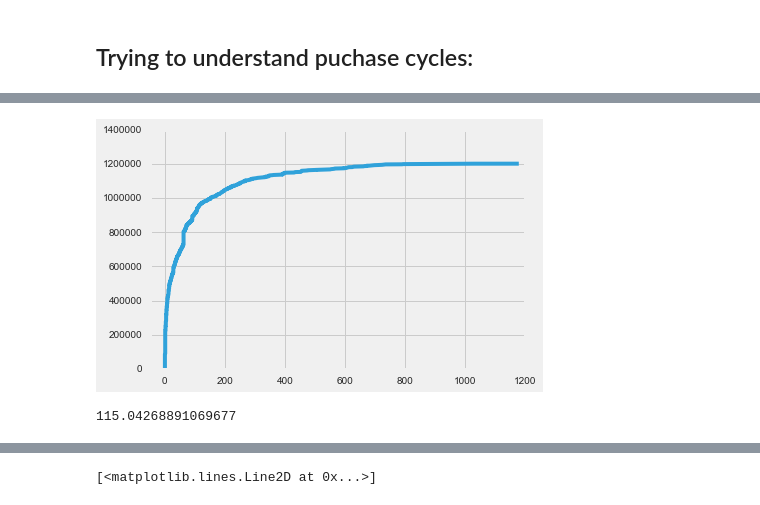
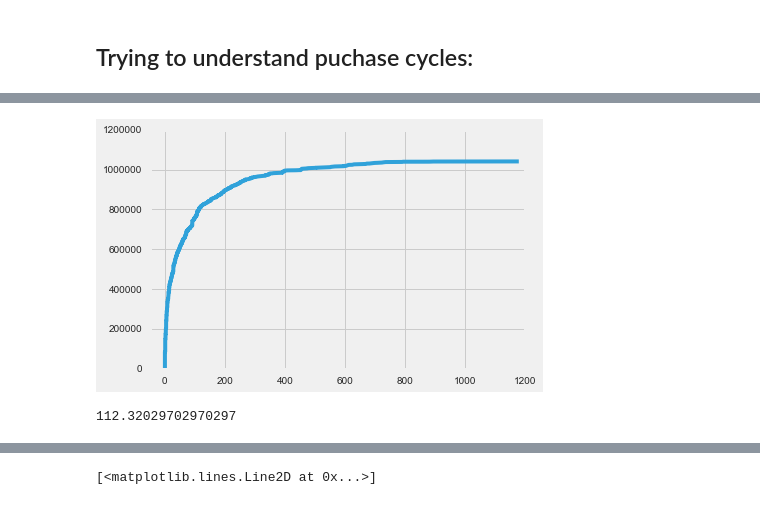
Before and after one commit to pauloarantes/art-project, a Jupyter notebook: clean_code_models.ipynb, the cells around one changed output, grey strips where cells are left out. Saved outputs shown, nothing was run; the diff lists cells and outputs as text; code cells hidden in the pictures.

```diff
--- a/clean_code_models.ipynb
+++ b/clean_code_models.ipynb
@@ -798,10 +990,15 @@ plot_importance(best_model, merged_df, max_features=16)
 pc = pd.read_csv('purchase_cycles.csv')
 pc.when = pd.to_datetime(pc['when'])
 
+# Dropping Vango's team ids
+vango_ids = [38175, 1, 1326, 587, 736, 45651, 67966, 48516, 84261, 30975, 4260]
+for _id in vango_ids:
+    pc = pc[pc.id != _id]
+
 pc = pc.sort_values('when', axis=0)
 pc['diffs'] = pc.groupby('id').when.diff()
 pc['diffs'] = pc.diffs.apply(lambda x: extract_days(x))
 pc = pc[pc.diffs != 0]
 
-pc.diffs.mean()
+print "After the first purchase, how many days until purchase #2?", pc.diffs.mean(), "days"
 # %% [output]
@@ -835,35 +1051,40 @@ def negative_to_zero(x):
         return x
 
 df = df.set_index('id')
 
 # Loading data
 purch = pd.read_csv('purchases.csv', usecols=range(1,5))
 
+# Dropping Vango's team ids
+vango_ids = [38175, 1, 1326, 587, 736, 45651, 67966, 48516, 84261, 30975, 4260]
+for _id in vango_ids:
+    purch = purch[purch.user_id != _id]
+
 purch = purch.set_index('user_id')
 
 # Dropping purchases from anonymous non-registered users
 purch.dropna(inplace=True)
 
 pc = df.join(purch)
 
 pc.created_at = pd.to_datetime(pc['created_at'])
 
 # New feature: Extracting the difference between last session and today
 pc['diff_acc_to_purchase'] = pc.created_at - pc.acc_created_at
 pc['diff_acc_to_purchase'] = pc.diff_acc_to_purchase.apply(lambda x: extract_days(x))
 pc['diff_acc_to_purchase'] = pc.diff_acc_to_purchase.apply(lambda x: negative_to_zero(x))
 
 pc = pc[pc.diff_acc_to_purchase != 0]
 
 
 pc = pc.sort_values('diff_acc_to_purchase')
 
 with plt.style.context('fivethirtyeight'):
     plt.plot(pc.diff_acc_to_purchase, np.cumsum(pc.total_spent))
     plt.xlim(-50)
 # %% [output]
-[figure, old version]
+[figure, new version]
 # %%
 pc.diff_acc_to_purchase.mean()
 # %% [output]
-115.04268891069677
+112.32029702970297
```
Also changed, not shown: parts of 26 cells of this notebook, 16 other files.
